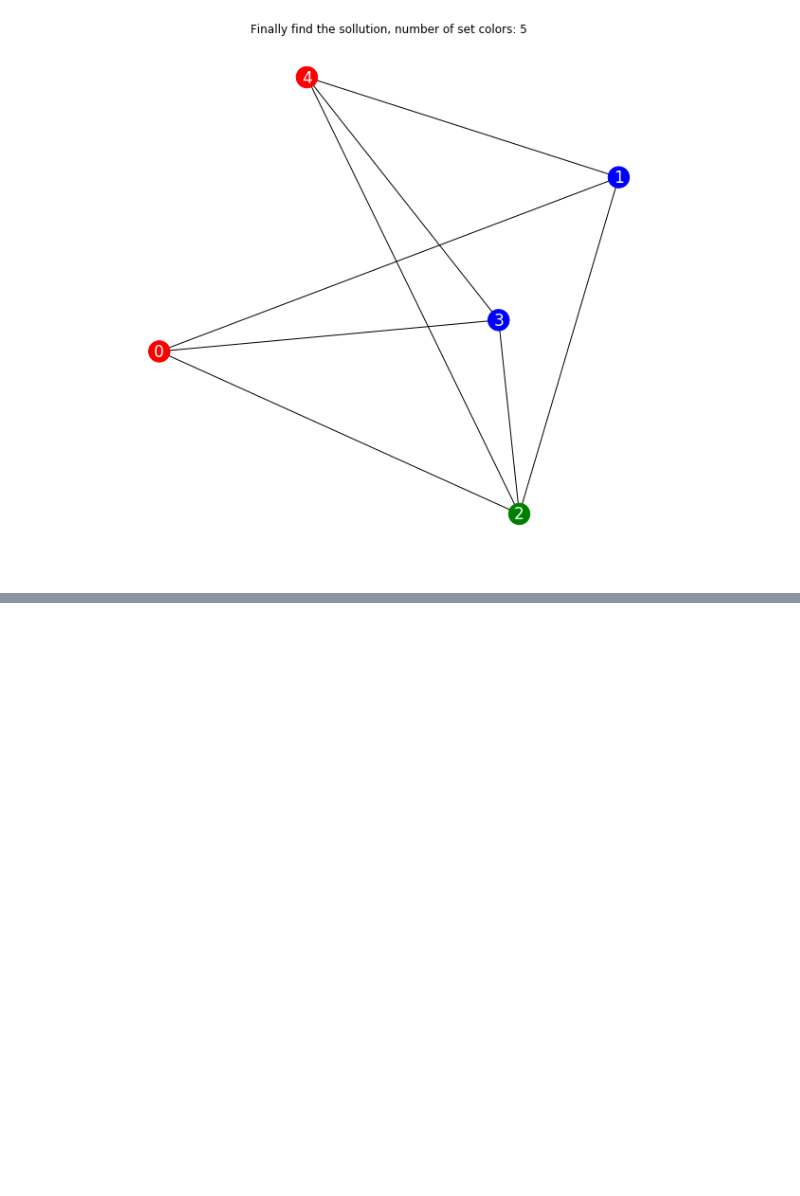
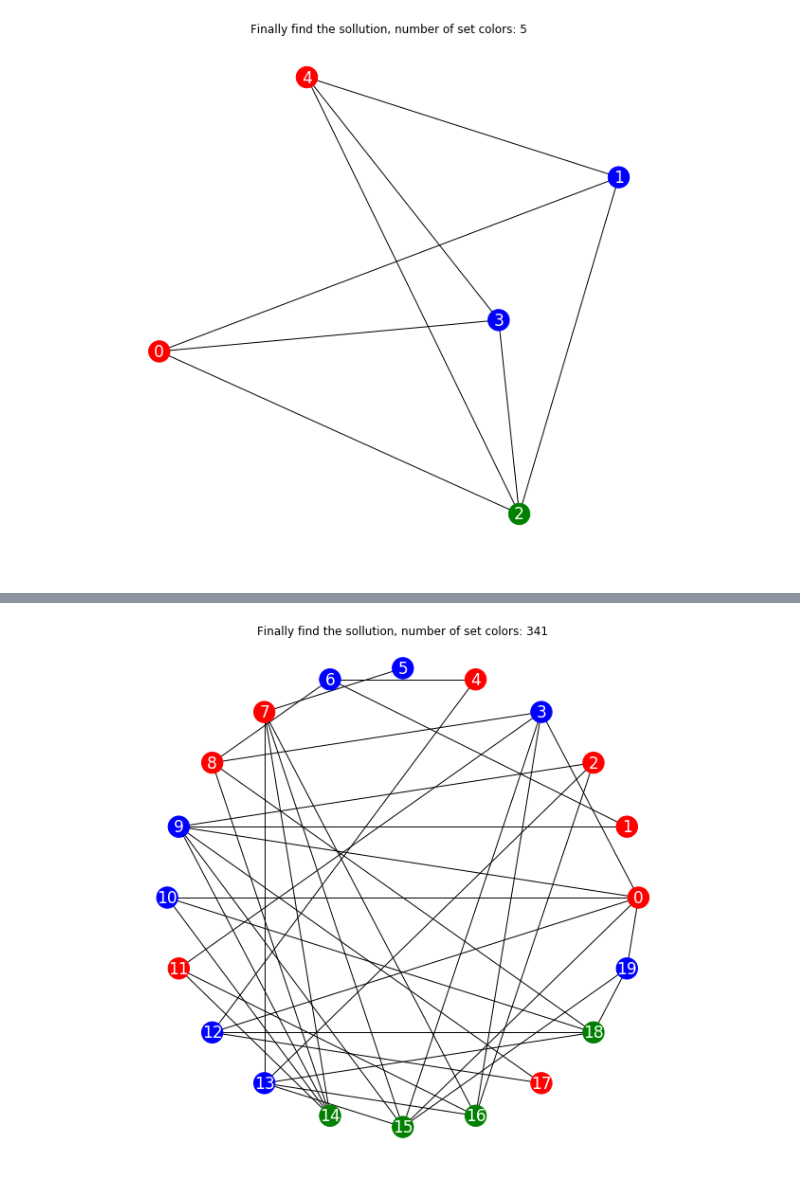
Before and after one commit to martilad/MI-UMI2018, a Jupyter notebook: coloring/coloring.ipynb, the cells around one changed output, grey strips where cells are left out. Drawn from its saved outputs; the diff is of its cells as text; code cells hidden in the pictures; blank space fills up the shorter version.

Commit message:
create backjump in coloring

```diff
--- a/coloring/coloring.ipynb
+++ b/coloring/coloring.ipynb
@@ -19,7 +20,7 @@ def node(title, color_map, sec):
     nx.draw(g, pos=pos, with_labels=True, node_color = color_map, node_size=500, width=1, font_color='w', font_size=17)
     plt.show()
     plt.pause(sec)
-    dis.clear_output(wait=True)
+    #dis.clear_output(wait=True)
 # %% [markdown]
 # Generate random graph
 # %%
@@ -220,11 +222,11 @@ else:
 # %%
 # generate graph
-g, nodes, color_map = randomGraphGenerator(n_nodes = 5, n_edges = 8)
+g, nodes, color_map = randomGraphGenerator(n_nodes = 20, n_edges = 39)
 # basic seconds to selecting node
 sec_pause = 3
 # position of nodes in graph. shell -> circle, random -> chaos
-#pos = nx.shell_layout(g)
-pos = nx.random_layout(g)
+pos = nx.shell_layout(g)
+#pos = nx.random_layout(g)
 
 
 class BackTrack:
@@ -236,33 +238,59 @@ class BackTrack:
         self.nodes = nodes
         self.colors = ['r', 'b', 'g']
         self.steps[-1] = [{i for i in self.colors} for i in range(len(self.nodes))]
-        node("START", self.assigment, sec_pause/4)
+        #node("START", self.assigment, sec_pause/4)
 
-    def backTracking(self, node):
+    def backTracking(self):
         if int(self.assigment.count('k')) == 0:
-            return self.assigment
-        to_assign = node
+            return self.assigment, None
+        to_assign = self.returnUnassigment()
+        # Assigment to return, but not use at all, I use class variable.
+        answer = None
+        # Conflict set
+        conflict_set = set()
 
+        # Colors of neighbours
+        borderColor = set()
+        for i in self.nodes[to_assign]:
+            borderColor.add(self.assigment[i])
 
-        for color in self.steps[node-1]:
+        # Print node to assign
+        print(to_assign)
 
-            #node("CNT: {}. TRY NODE {} COLOR {}".format(self.counter,to_assign,color), self.assigment, sec_pause)
+        for color in self.colors:
+            # If neighbors not this color assign
+            if color not in borderColor:
+                self.counter += 1
+                self.assigment[to_assign] = color
 
+                # print assigment
+                print(self.assigment)
 
+                answer, new_conflict = self.backTracking()
+            else:
+                # cretae conflic set for this colors
+                new_conflict = {i for i in self.nodes[to_assign]}
+            if answer is not None:
+                # Some answer lets return it :D
+                return self.assigment, None
+            # Try all colors and not this node in conflict set JUMP BACK
+            elif to_assign not in new_conflict and color == self.colors[-1]:
+                # Remove set this color
+                self.assigment[to_assign] = 'k'
+                # Print jumping back
+                print("Jump back from", to_assign)
 
-            self.assigment[to_assign] = color
-            self.counter += 1
-            #node("COLOR SET", self.assigment, sec_pause/4)
+                return None, new_conflict
+            else:
+                # Extend conflict set
+                if to_assign in new_conflict:
+                    new_conflict.remove(to_assign)
+                # Reemove if some set
+                self.assigment[to_assign] = 'k'
+                conflict_set.update(new_conflict)
 
+        return None, conflict_set
 
-            color_map = self.backTracking()
-            if color_map is not None:
-                return self.assigment
-
-        # Jump back
-        node("CANT SET -> GO BACK", self.assigment, sec_pause/4)
-        self.assigment[to_assign] = 'k'
-        return None
 
     def returnUnassigment(self):
         for i, j in enumerate(self.assigment):
@@ -273,9 +301,10 @@ class BackTrack:
         return self.counter
 
 backtrack = BackTrack(color_map, nodes)
-color_map = backtrack.backTracking()
+color_map, conflictSet = backtrack.backTracking()
 if color_map is None:
     print("No solution, number of check colors: {}".format(backtrack.getCnt()))
 else:
     print(color_map)
     node("Finally find the sollution, number of set colors: {}".format(backtrack.getCnt()), color_map, 10)
+# %% [output]
@@ -281,0 +328 @@ else:
+[figure, added]
```
Also changed, not shown: parts of 4 cells of this notebook.
